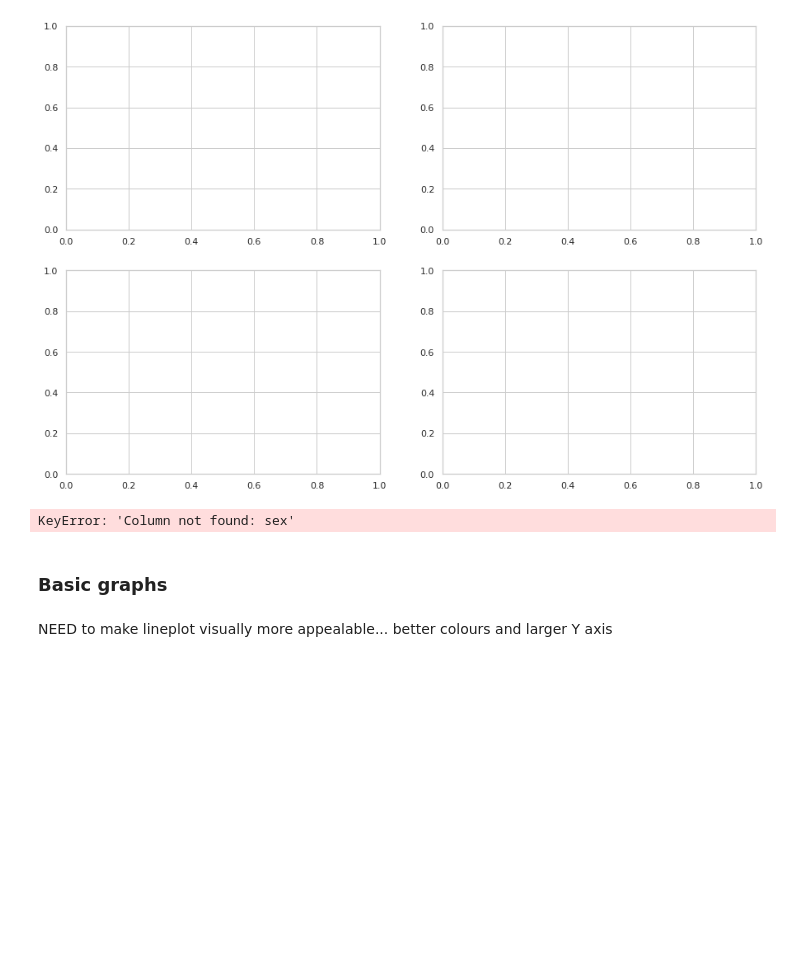
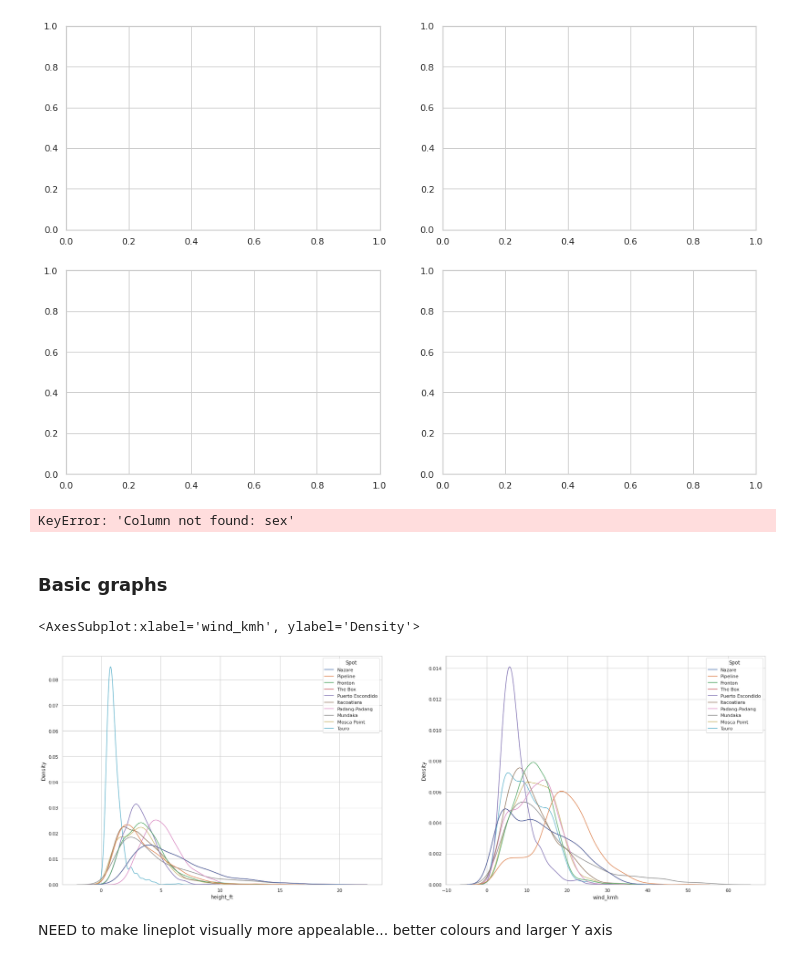
Before and after one commit to lukesmith194/SurfScanner, a Jupyter notebook: Visuals.ipynb, the cells around one changed output. Drawn from its saved outputs; the diff is of its cells as text; code cells hidden in the pictures; blank space fills up the shorter version.

```diff
--- a/Visuals.ipynb
+++ b/Visuals.ipynb
@@ -87,6 +87,13 @@ sns.countplot(x=penguins.sex, ax=axs[1, 2])"""
 KeyError: 'Column not found: sex'
 # %% [markdown]
 ### Basic graphs
+# %%
+fig, axs = plt.subplots(nrows=1, ncols=2, figsize=(30, 10))
+sns.kdeplot(data=data, x="height_ft", hue="Spot", ax=axs[0])
+sns.kdeplot(data=data, x="wind_kmh", hue="Spot", ax=axs[1])
+# %% [output]
+<AxesSubplot:xlabel='wind_kmh', ylabel='Density'>
+[figure, added]
 # %% [markdown]
 NEED to make lineplot visually more appealable... better colours and larger Y axis
 # %%
```
Also changed, not shown: parts of 1 cell of this notebook.
